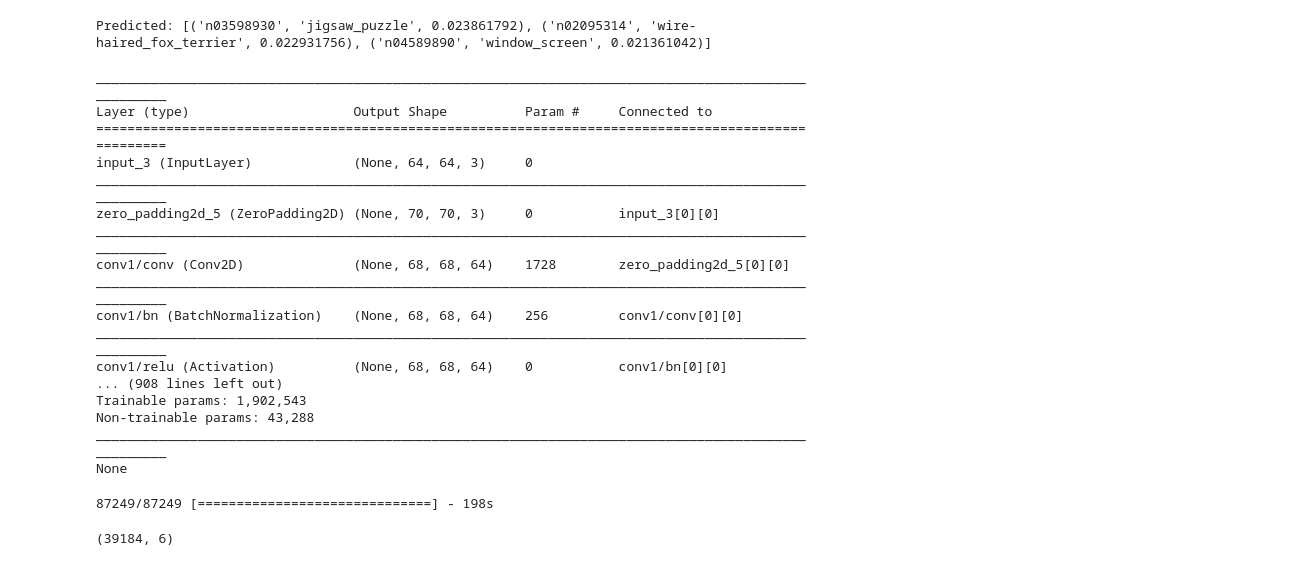
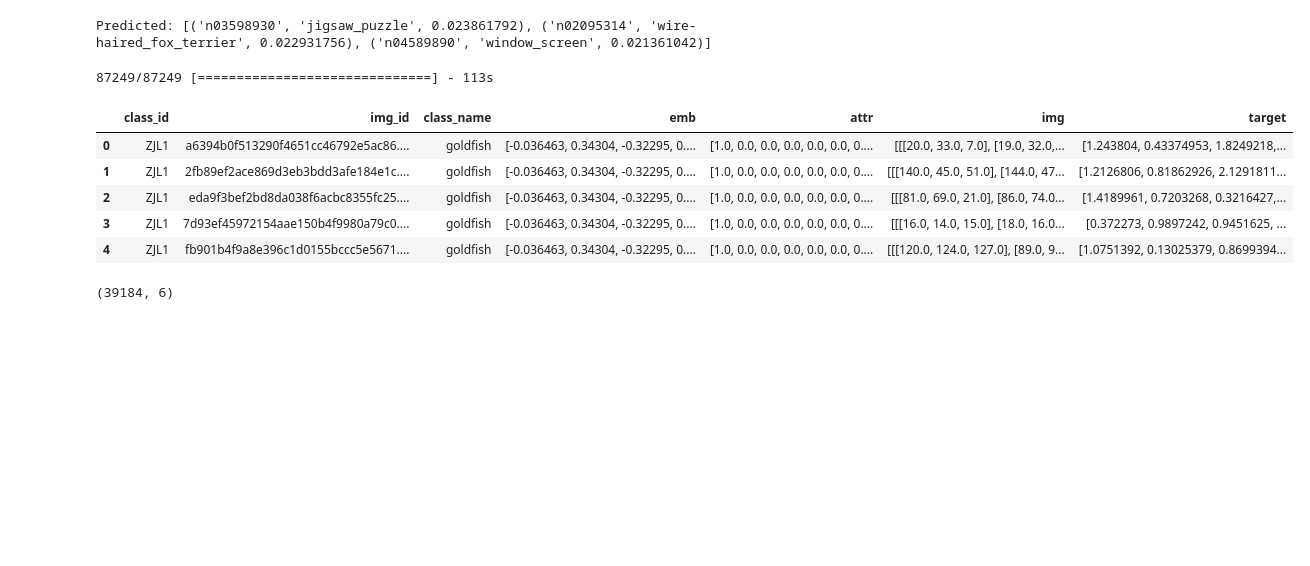
Before and after one commit to ifuding/TC, a Jupyter notebook: ZJC/Code/EmbAttrToImagFeaturesClean_GCN_DataB_Clean.ipynb, the cells around one changed output. Saved outputs shown, nothing was run; the diff lists cells and outputs as text; code cells hidden in the pictures; blank space fills up the shorter version.

```diff
--- a/ZJC/Code/EmbAttrToImagFeaturesClean_GCN_DataB_Clean.ipynb
+++ b/ZJC/Code/EmbAttrToImagFeaturesClean_GCN_DataB_Clean.ipynb
@@ -129,8 +135,8 @@ train_data.head()
 | 3 | ZJL1 | 7d93ef45972154aae150b4f9980a79c0.... | goldfish | [-0.036463, 0.34304, -0.32295, 0.... | [1.0, 0.0, 0.0, 0.0, 0.0, 0.0, 0.... | [[[16.0, 14.0, 15.0], [18.0, 16.0... | [0.43787622, 0.2263094, 0.9117756... | [4.4784274e-06, 6.633557e-15, 4.5... | [0.10102, 0.1569, -0.56942, 0.255... | [0.10102, 0.1569, -0.56942, 0.255... |
 | 4 | ZJL1 | fb901b4f9a8e396c1d0155bccc5e5671.... | goldfish | [-0.036463, 0.34304, -0.32295, 0.... | [1.0, 0.0, 0.0, 0.0, 0.0, 0.0, 0.... | [[[120.0, 124.0, 127.0], [89.0, 9... | [0.09672487, 0.020393904, 0.0, 0.... | [1.1269757e-05, 1.5967199e-12, 0.... | [0.10102, 0.1569, -0.56942, 0.255... | [0.10102, 0.1569, -0.56942, 0.255... |
 # %%
-# category = train_data['class_id'].unique()
-# category_dict = dict((category[i], i) for i in range(category.shape[0]))
+category = train_data['class_id'].unique()
+category_dict = dict((category[i], i) for i in range(category.shape[0]))
 
 def extract_array_from_series(s):
     return np.asarray(list(s))
@@ -240,7 +246,7 @@ class DenseNet:
 #         x = layers.MaxPooling2D(3, strides=2, name='pool1')(x)
 
         x = layers.ZeroPadding2D(padding=((3, 3), (3, 3)))(img_input)
-        x = layers.Conv2D(init_filters, 3, strides=1, use_bias=False,
+        x = layers.Conv2D(init_filters, 3, strides=2, use_bias=False,
             kernel_initializer = kernel_initializer,
             kernel_regularizer = l2(weight_decay),
             name='conv1/conv')(x)
@@ -305,13 +309,13 @@ for train_index, test_index in kf.split(train_img):
 #     model = resnet50.ResNet50(include_top=True, weights = None, input_shape=(224, 224, 3), classes = category.shape[0])
 #     print (model.summary())
 #     model.compile(optimizer = 'adam', loss = 'categorical_crossentropy', metrics = ['categorical_accuracy'])
-    img_model = DenseNet(blocks = [2, 2, 2, 2],
+    img_model = DenseNet(blocks = [6, 12, 24, 16],
                                 cat_max = train_target.shape[1],
                                 weight_decay = 1e-4,
                                 kernel_initializer = 'glorot_normal',
                                 reduction = 0.5,
-                                init_filters = 2,
-                                growth_rate = 4)
+                                init_filters = 64,
+                                growth_rate = 32)
 #     print (img_model.summary())
     # img_model = small_vgg(img_input_shape = (64, 64, 3), classes = train_target.shape[1])
 #     datagen = keras.preprocessing.image.ImageDataGenerator(
@@ -524,35 +531,27 @@ def lgbm_train(train_part, train_part_label, valide_part, valide_part_label, fol
 # %%
 # train_data = setA_train_data
 
-img_model = DenseNet(blocks = [6, 12, 24, 16],
-                                cat_max = 171,
-                                weight_decay = 1e-4,
-                                kernel_initializer = 'glorot_normal',
-                                reduction = 0.5,
-                                init_filters = 64,
-                                growth_rate = 16).model
-img_model.load_weights(path + 'model_sub/6_12_24_16_ini64_growth16_02962/model_0_2018_09_13_08_23_48.h5')
-img_model_flat = Model(input = img_model.input, output = img_model.get_layer(name = 'avg_pool').output)
+# img_model = DenseNet(blocks = [6, 12, 24, 16],
+#                                 cat_max = 171,
+#                                 weight_decay = 1e-4,
+#                                 kernel_initializer = 'glorot_normal',
+#                                 reduction = 0.5,
+#                                 init_filters = 64,
+#                                 growth_rate = 32).model
+# img_model.load_weights(path + 'model_sub/6_12_24_16_ini64_growth16_02962/model_0_2018_09_13_08_23_48.h5')
+img_model_flat = Model(input = img_model.model.input, output = img_model.model.get_layer(name = 'avg_pool').output)
 train_data['target'] = list(img_model_flat.predict(preprocess_img(train_data['img']), verbose = 1))
 # train_data['preds'] = list(img_model.predict(train_img, verbose = 1))
 # train_data['target'] = list(train_y) #
 # %% [output]
-____________________________________________________________________________________________________
-Layer (type)                     Output Shape          Param #     Connected to
-====================================================================================================
-input_3 (InputLayer)             (None, 64, 64, 3)     0
-____________________________________________________________________________________________________
-zero_padding2d_5 (ZeroPadding2D) (None, 70, 70, 3)     0           input_3[0][0]
-____________________________________________________________________________________________________
-conv1/conv (Conv2D)              (None, 68, 68, 64)    1728        zero_padding2d_5[0][0]
-____________________________________________________________________________________________________
-conv1/bn (BatchNormalization)    (None, 68, 68, 64)    256         conv1/conv[0][0]
-____________________________________________________________________________________________________
-conv1/relu (Activation)          (None, 68, 68, 64)    0           conv1/bn[0][0]
-... (908 lines left out)
-Trainable params: 1,902,543
-Non-trainable params: 43,288
-____________________________________________________________________________________________________
-None
+87249/87249 [==============================] - 113s
-87249/87249 [==============================] - 198s
+# %%
+train_data.head()
+# %% [output]
+|  | class_id | img_id | class_name | emb | attr | img | target |
+| 0 | ZJL1 | a6394b0f513290f4651cc46792e5ac86.... | goldfish | [-0.036463, 0.34304, -0.32295, 0.... | [1.0, 0.0, 0.0, 0.0, 0.0, 0.0, 0.... | [[[20.0, 33.0, 7.0], [19.0, 32.0,... | [1.243804, 0.43374953, 1.8249218,... |
+| 1 | ZJL1 | 2fb89ef2ace869d3eb3bdd3afe184e1c.... | goldfish | [-0.036463, 0.34304, -0.32295, 0.... | [1.0, 0.0, 0.0, 0.0, 0.0, 0.0, 0.... | [[[140.0, 45.0, 51.0], [144.0, 47... | [1.2126806, 0.81862926, 2.1291811... |
+| 2 | ZJL1 | eda9f3bef2bd8da038f6acbc8355fc25.... | goldfish | [-0.036463, 0.34304, -0.32295, 0.... | [1.0, 0.0, 0.0, 0.0, 0.0, 0.0, 0.... | [[[81.0, 69.0, 21.0], [86.0, 74.0... | [1.4189961, 0.7203268, 0.3216427,... |
+| 3 | ZJL1 | 7d93ef45972154aae150b4f9980a79c0.... | goldfish | [-0.036463, 0.34304, -0.32295, 0.... | [1.0, 0.0, 0.0, 0.0, 0.0, 0.0, 0.... | [[[16.0, 14.0, 15.0], [18.0, 16.0... | [0.372273, 0.9897242, 0.9451625, ... |
+| 4 | ZJL1 | fb901b4f9a8e396c1d0155bccc5e5671.... | goldfish | [-0.036463, 0.34304, -0.32295, 0.... | [1.0, 0.0, 0.0, 0.0, 0.0, 0.0, 0.... | [[[120.0, 124.0, 127.0], [89.0, 9... | [1.0751392, 0.13025379, 0.8699394... |
 # %%
```
Also changed, not shown: parts of 14 cells of this notebook.
